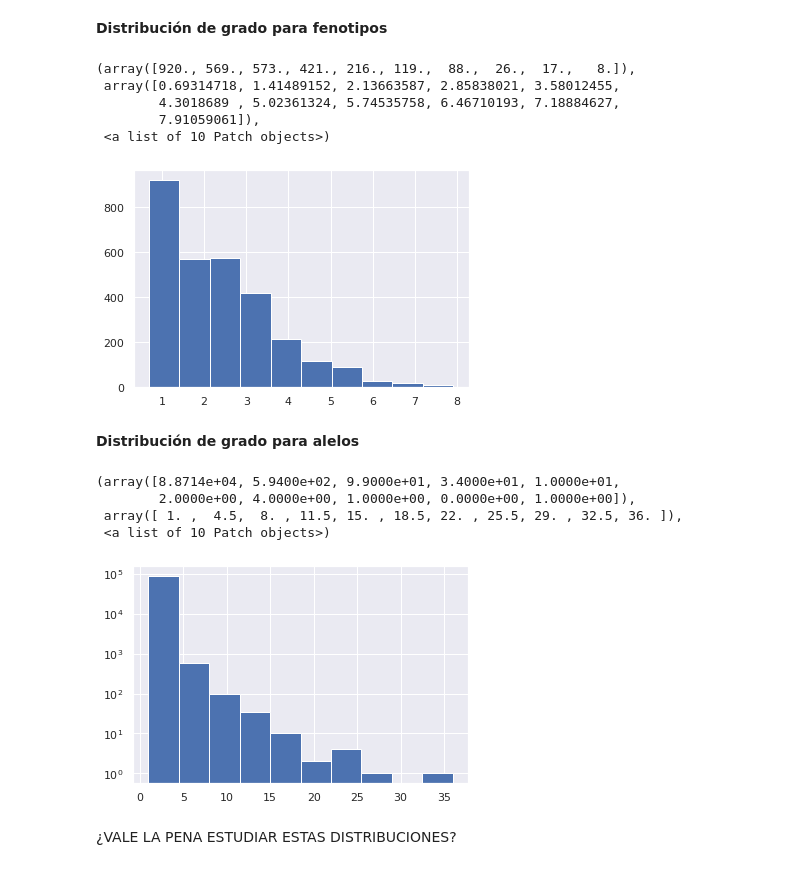
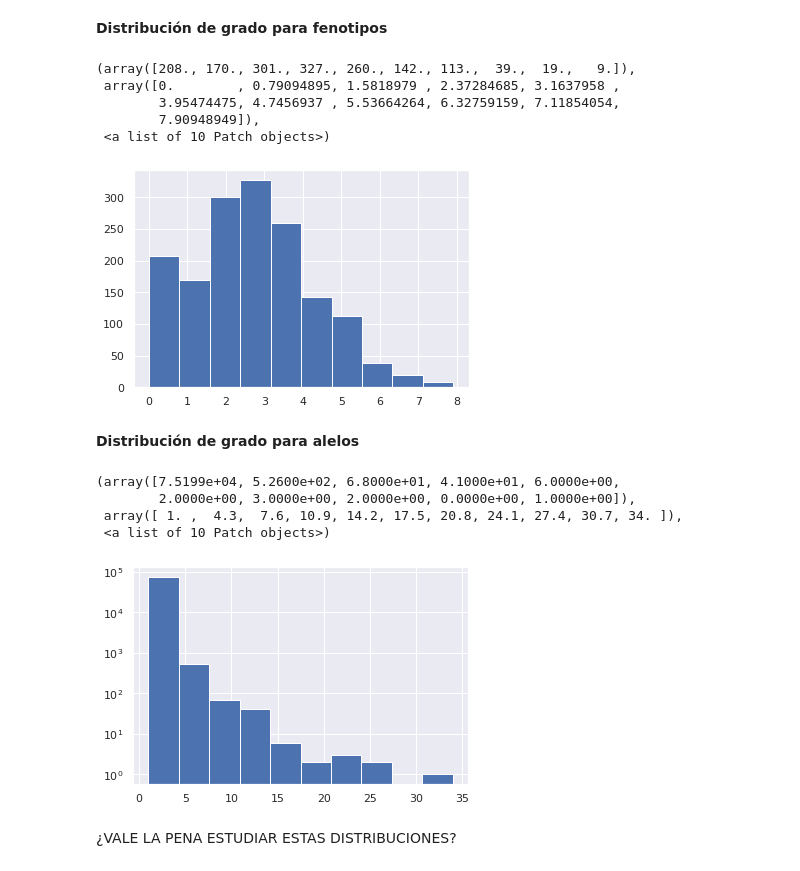
Before and after one commit to jmberros/redes-2020-GWAS_Catalog, a Jupyter notebook: 06_SistRec_Similitud_Coseno_Bipartita.ipynb, the cells around one changed output. Drawn from its saved outputs; the diff is of its cells as text; code cells hidden in the pictures.

```diff
--- a/06_SistRec_Similitud_Coseno_Bipartita.ipynb
+++ b/06_SistRec_Similitud_Coseno_Bipartita.ipynb
@@ -195,0 +165,3 @@ True
+# %%
+data_tripletes.reset_index(inplace = True, drop = True)
+data_tripletes.head()
@@ -195,0 +203,21 @@ True
+# %%
+n_test = 500
+
+mask_alelos_y_fenotipos = np.logical_and(data_tripletes.alelo_riesgo.isin(alelos_a_considerar), data_tripletes.fenotipo.isin(fenotipos_a_considerar))
+indices_a_considerar = list(data_tripletes[mask_alelos_y_fenotipos].index)
+todos_indices = list(data_tripletes.index)
+for i in range(0,10):
+    np.random.seed(i)
+    idx_test = np.random.choice(indices_a_considerar, size = n_test, replace = False)
+    data_tripletes_test = data_tripletes.iloc[idx_test, :]
+    idx_train = list(set(todos_indices) - set(idx_test))
+    data_tripletes_train = data_tripletes.iloc[idx_train, :]
+    if data_tripletes_train.alelo_riesgo.nunique() == n_alelos:
+        if data_tripletes_train.fenotipo.nunique() == n_fenotipos:
+            red_train = nx.Graph()
+            red_train.add_edges_from(data_tripletes_train[['alelo_riesgo', 'fenotipo']].values)
+            lista_redes_componentes_train=[red_train.subgraph(componente) for componente in sorted(nx.connected_components(red_train), key=len, reverse=True)]
+            print(len(lista_redes_componentes_train))
+            if len(lista_redes_componentes_train) == 1:
+                print(f'Exito: {i}')
+                break
@@ -195,0 +305,19 @@ True
+# %%
+def crear_matriz_de_incidencia(data_tripletes):
+    alelos = data_tripletes.alelo_riesgo.unique()
+    fenotipos = data_tripletes.fenotipo.unique()
+    n_alelos = data_tripletes.alelo_riesgo.nunique()
+    n_fenotipos = data_tripletes.fenotipo.nunique()
+
+    matriz_incidencia = pd.DataFrame(np.zeros((n_alelos, n_fenotipos)), columns = fenotipos, index = alelos, dtype = np.int8)
+
+    for _, row in data_tripletes.iterrows():
+        alelo_row = row.alelo_riesgo
+        fenotipo_row = row.fenotipo
+#         id_alelo = dict_alelo_to_id[alelo_row]
+        matriz_incidencia.loc[alelo_row, fenotipo_row] = 1
+
+    return matriz_incidencia
+# %%
+matriz_incidencia_train = crear_matriz_de_incidencia(data_tripletes_train)
+matriz_incidencia_train.head()
@@ -218,23 +352,23 @@ data_bipartita
 # %% [markdown]
 **Distribución de grado para fenotipos**
 # %%
-plt.hist(np.log(data_bipartita.sum()))
+plt.hist(np.log(matriz_incidencia_train.sum()))
 # %% [output]
-(array([920., 569., 573., 421., 216., 119.,  88.,  26.,  17.,   8.]),
- array([0.69314718, 1.41489152, 2.13663587, 2.85838021, 3.58012455,
-        4.3018689 , 5.02361324, 5.74535758, 6.46710193, 7.18884627,
-        7.91059061]),
+(array([208., 170., 301., 327., 260., 142., 113.,  39.,  19.,   9.]),
+ array([0.        , 0.79094895, 1.5818979 , 2.37284685, 3.1637958 ,
+        3.95474475, 4.7456937 , 5.53664264, 6.32759159, 7.11854054,
+        7.90948949]),
  <a list of 10 Patch objects>)
-[figure, old version]
+[figure, new version]
 # %% [markdown]
 **Distribución de grado para alelos**
 # %%
-plt.hist(data_bipartita.sum(axis = 1), log=True)
+plt.hist(matriz_incidencia_train.sum(axis = 1), log=True)
 # %% [output]
-(array([8.8714e+04, 5.9400e+02, 9.9000e+01, 3.4000e+01, 1.0000e+01,
-        2.0000e+00, 4.0000e+00, 1.0000e+00, 0.0000e+00, 1.0000e+00]),
- array([ 1. ,  4.5,  8. , 11.5, 15. , 18.5, 22. , 25.5, 29. , 32.5, 36. ]),
+(array([7.5199e+04, 5.2600e+02, 6.8000e+01, 4.1000e+01, 6.0000e+00,
+        2.0000e+00, 3.0000e+00, 2.0000e+00, 0.0000e+00, 1.0000e+00]),
+ array([ 1. ,  4.3,  7.6, 10.9, 14.2, 17.5, 20.8, 24.1, 27.4, 30.7, 34. ]),
  <a list of 10 Patch objects>)
-[figure, old version]
+[figure, new version]
 # %% [markdown]
 ¿VALE LA PENA ESTUDIAR ESTAS DISTRIBUCIONES?
```
Also changed, not shown: parts of 83 cells of this notebook.
